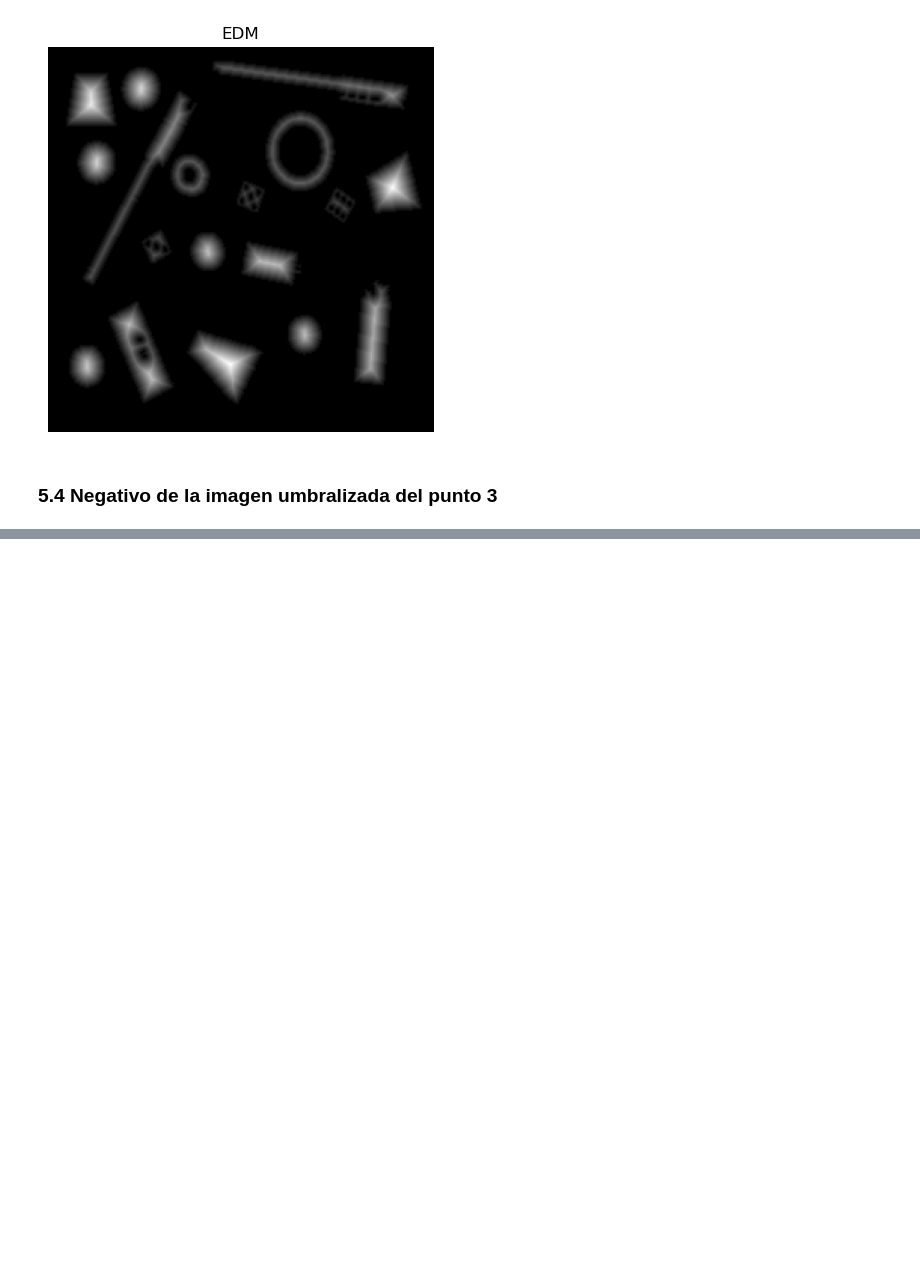
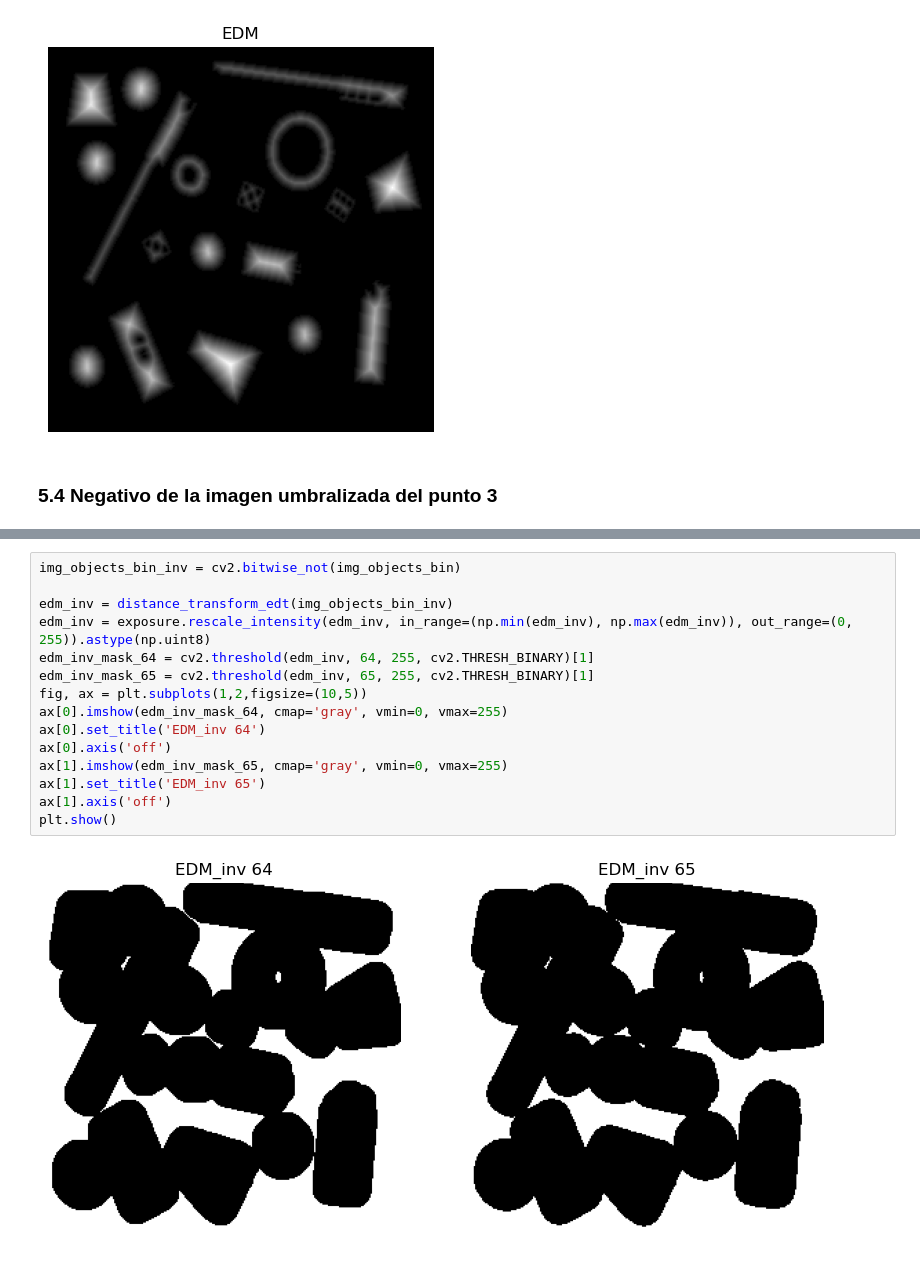
Before and after one commit to STinjaca/Talle-5, a Jupyter notebook: Taller 5 - Punto 5.ipynb, the cells around one changed output, grey strips where cells are left out. Saved outputs shown, nothing was run; the diff lists cells and outputs as text; blank space fills up the shorter version.

```diff
--- a/Taller 5 - Punto 5.ipynb
+++ b/Taller 5 - Punto 5.ipynb
@@ -72,0 +73,17 @@ plt.show()
+# %%
+img_objects_bin_inv = cv2.bitwise_not(img_objects_bin)
+
+edm_inv = distance_transform_edt(img_objects_bin_inv)
+edm_inv = exposure.rescale_intensity(edm_inv, in_range=(np.min(edm_inv), np.max(edm_inv)), out_range=(0, 255)).astype(np.uint8)
+edm_inv_mask_64 = cv2.threshold(edm_inv, 64, 255, cv2.THRESH_BINARY)[1]
+edm_inv_mask_65 = cv2.threshold(edm_inv, 65, 255, cv2.THRESH_BINARY)[1]
+fig, ax = plt.subplots(1,2,figsize=(10,5))
+ax[0].imshow(edm_inv_mask_64, cmap='gray', vmin=0, vmax=255)
+ax[0].set_title('EDM_inv 64')
+ax[0].axis('off')
+ax[1].imshow(edm_inv_mask_65, cmap='gray', vmin=0, vmax=255)
+ax[1].set_title('EDM_inv 65')
+ax[1].axis('off')
+plt.show()
+# %% [output]
+[figure, added]
```
Also changed, not shown: parts of 3 cells of this notebook.
